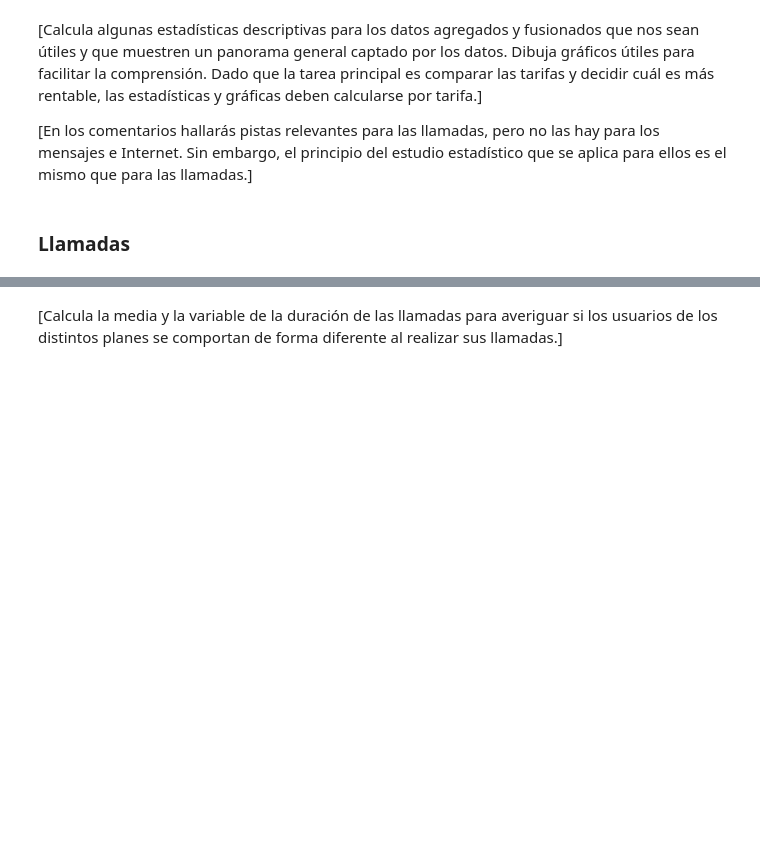
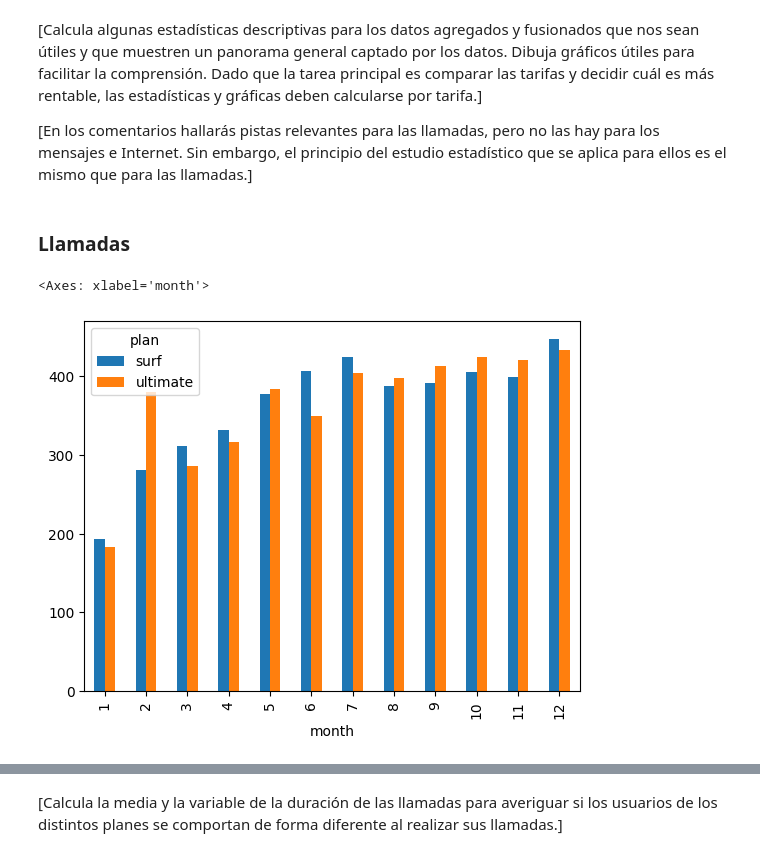
Before and after one commit to Davichobacter/data_science_tt, a Jupyter notebook: notebook.ipynb, the cells around one changed output, grey strips where cells are left out. Cells and saved outputs as stored; diff of their text form; code cells hidden in the pictures; blank space fills up the shorter version.

```diff
--- a/notebook.ipynb
+++ b/notebook.ipynb
@@ -643,7 +643,7 @@ def calculate_revenue(row):
     mb_used_monthly = row['mb_used_monthly']
 
     # Obtener límites y costos del plan
-    plan_info = plans_df[plans_df['plan_name'] == plan_name].iloc[0]
+    plan_info = plans_df[plans_df['plan'] == plan_name].iloc[0]
     minutes_included = plan_info['minutes_included']
     messages_included = plan_info['messages_included']
     mb_included = plan_info['mb_per_month_included']
@@ -672,4 +672,4 @@ def calculate_revenue(row):
 
 monthly_data['monthly_revenue'] = monthly_data.apply(calculate_revenue, axis=1)
 
-display(monthly_data.head())
+monthly_data.sample(10)
@@ -685,3 +697,12 @@ display(monthly_data.head())
 ### Llamadas
 # %%
 # Compara la duración promedio de llamadas por cada plan y por cada mes. Traza un gráfico de barras para visualizarla.
+
+month_plans = monthly_data.groupby(['plan', 'month'])['minutes_used'].mean().reset_index()
+
+month_plans_pivot = month_plans.pivot(index='month', columns='plan', values='minutes_used')
+
+month_plans_pivot.plot(kind='bar')
+# %% [output]
+<Axes: xlabel='month'>
+[figure, added]
```
Also changed, not shown: parts of 29 cells of this notebook.
